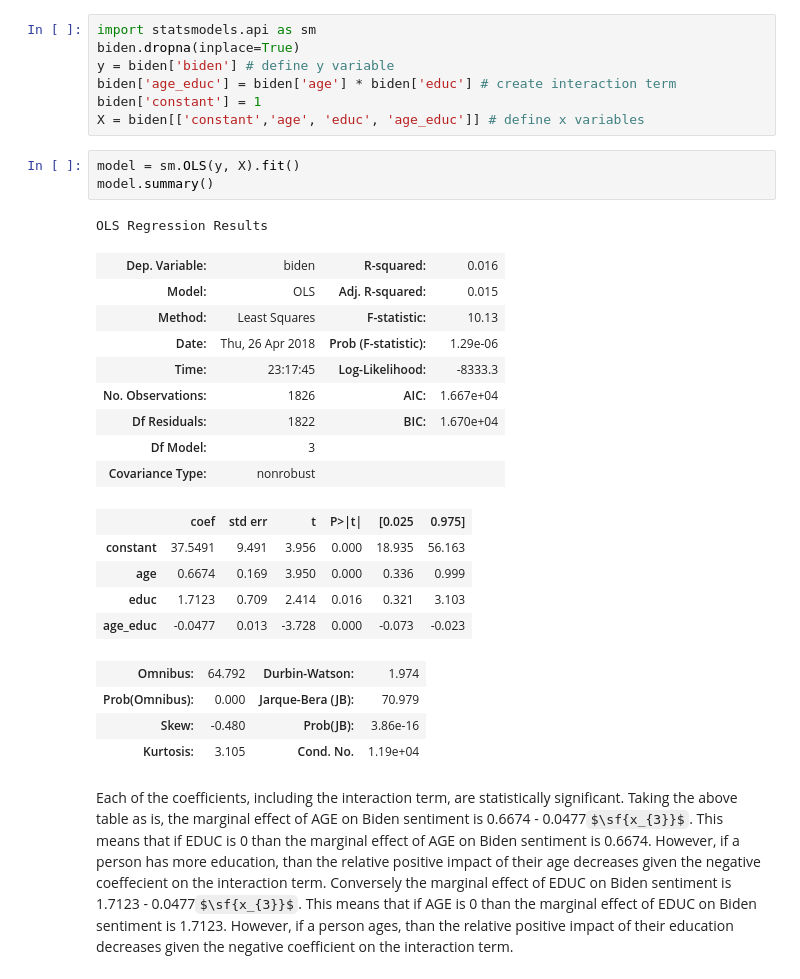
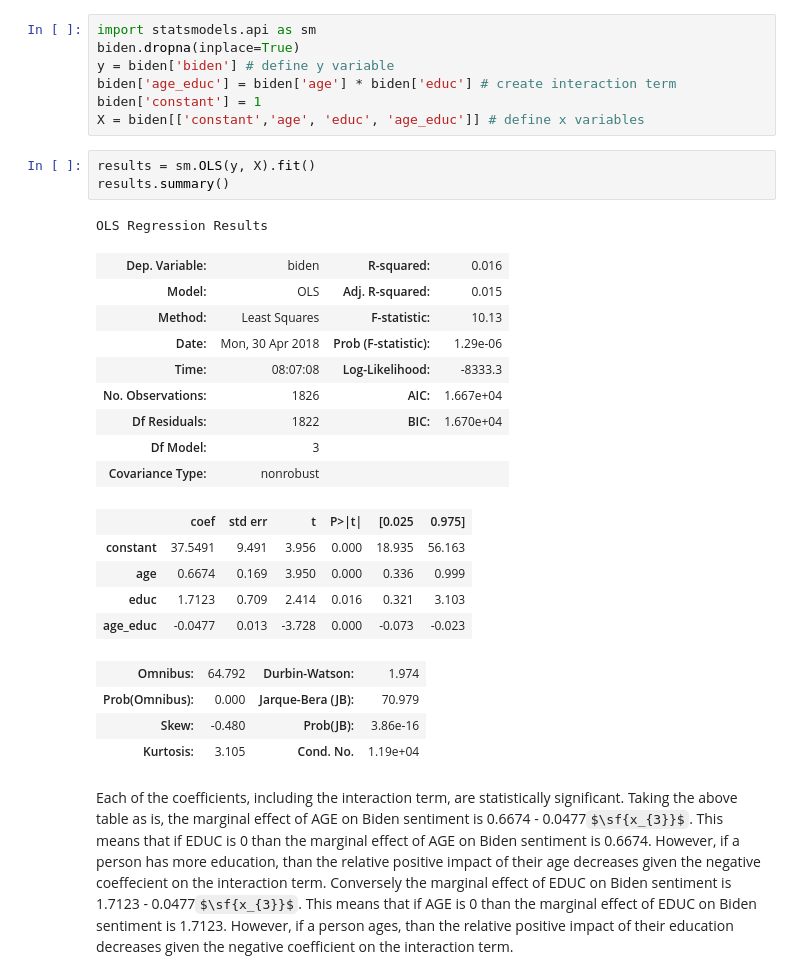
Before and after one commit to Sun-Kev/MACS30200proj, a Jupyter notebook: ProblemSets/PS2/PS2_SunK.ipynb, the cells around one changed output. Cells and saved outputs as stored; diff of their text form; some formulas as TeX source.

```diff
--- a/ProblemSets/PS2/PS2_SunK.ipynb
+++ b/ProblemSets/PS2/PS2_SunK.ipynb
@@ -163,15 +149,15 @@ biden['age_educ'] = biden['age'] * biden['educ'] # create interaction term
 biden['constant'] = 1
 X = biden[['constant','age', 'educ', 'age_educ']] # define x variables
 # %%
-model = sm.OLS(y, X).fit()
-model.summary()
+results = sm.OLS(y, X).fit()
+results.summary()
 # %% [output]
 OLS Regression Results
 | Dep. Variable: | biden | R-squared: | 0.016 |
 | Model: | OLS | Adj. R-squared: | 0.015 |
 | Method: | Least Squares | F-statistic: | 10.13 |
-| Date: | Thu, 26 Apr 2018 | Prob (F-statistic): | 1.29e-06 |
-| Time: | 23:17:45 | Log-Likelihood: | -8333.3 |
+| Date: | Mon, 30 Apr 2018 | Prob (F-statistic): | 1.29e-06 |
+| Time: | 08:07:08 | Log-Likelihood: | -8333.3 |
 | No. Observations: | 1826 | AIC: | 1.667e+04 |
 | Df Residuals: | 1822 | BIC: | 1.670e+04 |
 | Df Model: | 3 |  |  |
```
Also changed, not shown: parts of 7 cells of this notebook.
